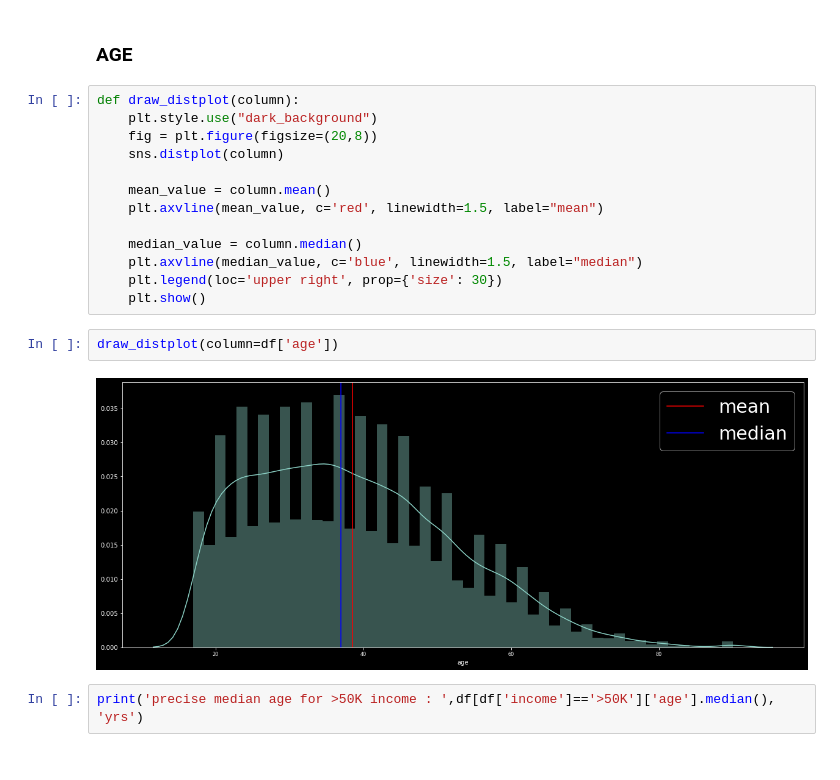
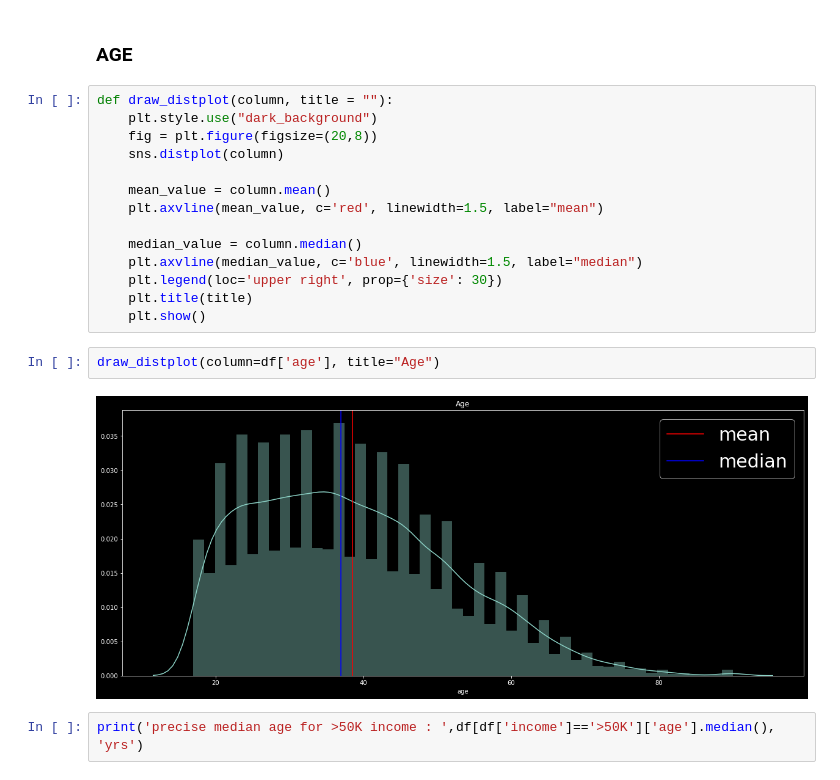
Before and after one commit to agomolka/AdultIncomeAnalysis, a Jupyter notebook: Adult_income_analysis.ipynb, the cells around one changed output. Saved outputs shown, nothing was run; the diff lists cells and outputs as text.

```diff
--- a/Adult_income_analysis.ipynb
+++ b/Adult_income_analysis.ipynb
@@ -83,7 +83,7 @@ More people earn less or equal 5OK $.
 # %% [markdown]
 ### AGE
 # %%
-def draw_distplot(column):
+def draw_distplot(column, title = ""):
     plt.style.use("dark_background")
     fig = plt.figure(figsize=(20,8))
     sns.distplot(column)
@@ -94,11 +94,12 @@ def draw_distplot(column):
     median_value = column.median()
     plt.axvline(median_value, c='blue', linewidth=1.5, label="median")
     plt.legend(loc='upper right', prop={'size': 30})
+    plt.title(title)
     plt.show()
 # %%
-draw_distplot(column=df['age'])
+draw_distplot(column=df['age'], title="Age")
 # %% [output]
-[figure, old version]
+[figure, new version]
 # %%
 print('precise median age for >50K income : ',df[df['income']=='>50K']['age'].median(), 'yrs')
 # %% [output]
```
Also changed, not shown: parts of 20 cells of this notebook, 2 other files.
